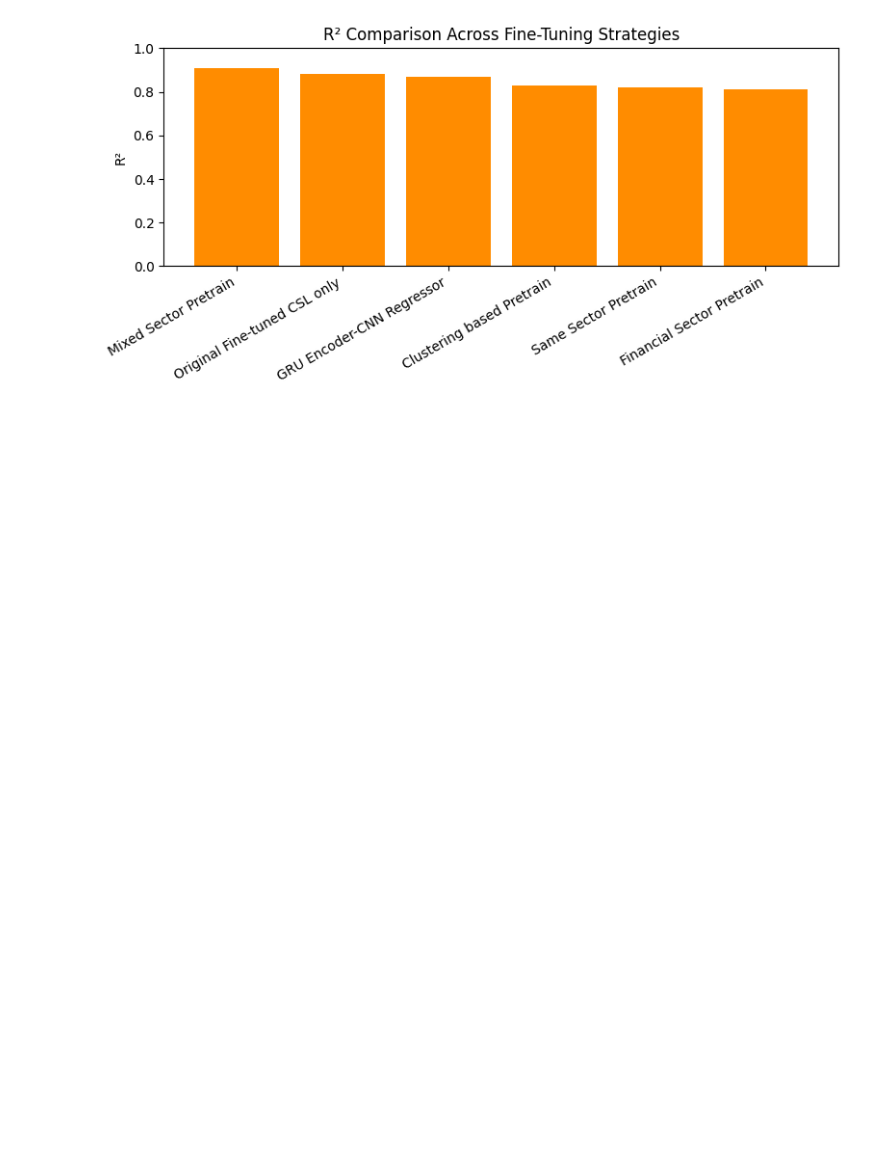
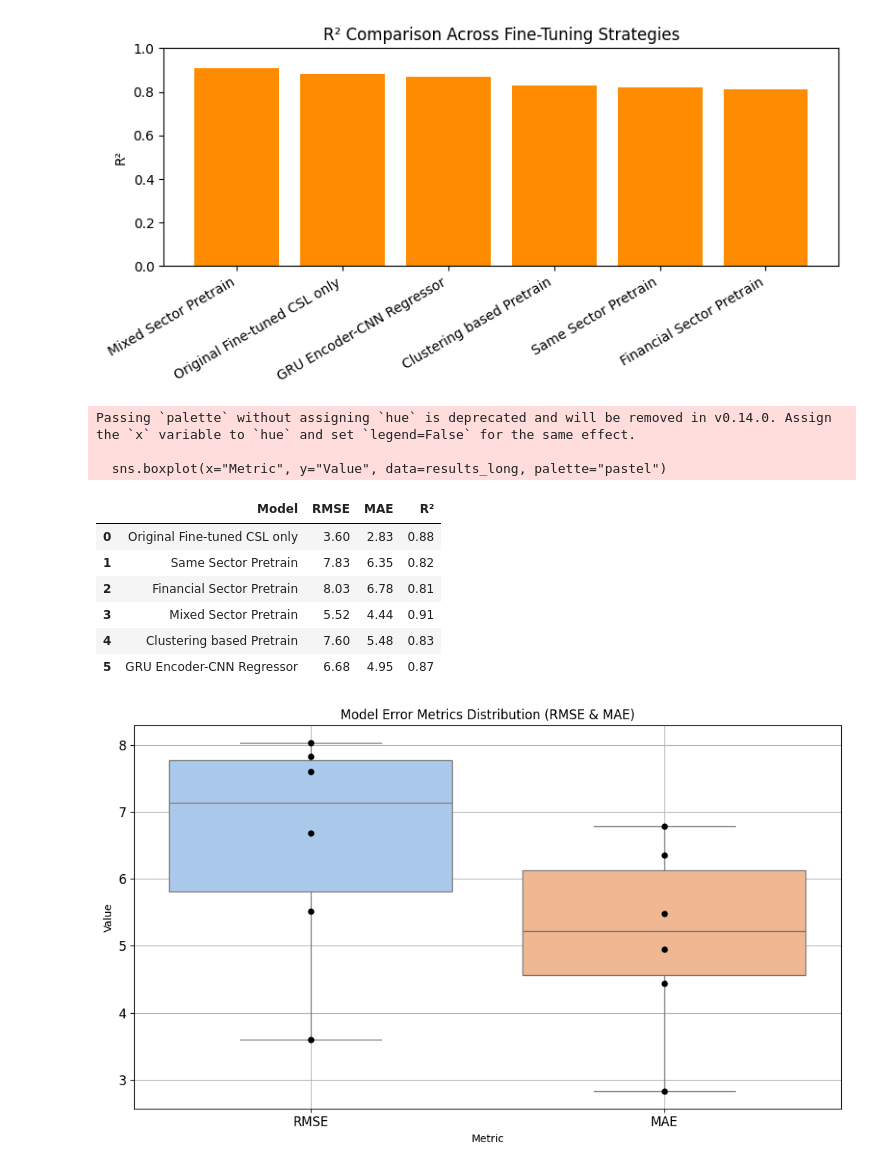
Before and after one commit to pranjakt001/AIPoweredStockMarketPrediction, a Jupyter notebook: advanced_analysis_CSL.ipynb, the cells around one changed output. Drawn from its saved outputs; the diff is of its cells as text; code cells hidden in the pictures; blank space fills up the shorter version.

```diff
--- a/advanced_analysis_CSL.ipynb
+++ b/advanced_analysis_CSL.ipynb
@@ -368,19 +369,19 @@ finetuned_mixed_model = create_gru_model((X_csl.shape[1], X_csl.shape[2]))
 finetuned_mixed_model.set_weights(mixed_pretrained_model.get_weights())
 
 early_stop = EarlyStopping(monitor='val_loss', patience=3, restore_best_weights=True)
-finetuned_mixed_model.fit(X_csl_train, y_csl_train,
+history_mixed = finetuned_mixed_model.fit(X_csl_train, y_csl_train,
                           validation_data=(X_csl_val, y_csl_val),
                           epochs=50, batch_size=16,
                           callbacks=[early_stop], verbose=1)
 
 # 8. Prediction and Evaluation
 y_pred_mixed = finetuned_mixed_model.predict(X_csl_val)
-y_pred_inv_mixed = y_scaler_csl.inverse_transform(y_pred_mixed)
-y_val_inv_mixed = y_scaler_csl.inverse_transform(y_csl_val)
+y_pred_mixed = y_scaler_csl.inverse_transform(y_pred_mixed)
+y_val_mixed = y_scaler_csl.inverse_transform(y_csl_val)
 
-rmse_mixed = np.sqrt(mean_squared_error(y_val_inv_mixed, y_pred_inv_mixed))
-mae_mixed = mean_absolute_error(y_val_inv_mixed, y_pred_inv_mixed)
-r2_mixed = r2_score(y_val_inv_mixed, y_pred_inv_mixed)
+rmse_mixed = np.sqrt(mean_squared_error(y_val_mixed, y_pred_mixed))
+mae_mixed = mean_absolute_error(y_val_mixed, y_pred_mixed)
+r2_mixed = r2_score(y_val_mixed, y_pred_mixed)
 
 print("📊 Fine-tuned CSL Model Performance (Mixed-Sector Pretrain):")
 print(f"RMSE: {rmse_mixed:.4f}, MAE: {mae_mixed:.4f}, R²: {r2_mixed:.4f}")
@@ -1024,18 +1025,18 @@ X_val_cnn = X_csl_encoded_cnn[split:]
 
 # Step 4: Fit
 early_stop = tf.keras.callbacks.EarlyStopping(monitor='val_loss', patience=5, restore_best_weights=True)
-cnn_regressor.fit(X_train_cnn, y_train, validation_data=(X_val_cnn, y_val),
+history_cnn = cnn_regressor.fit(X_train_cnn, y_train, validation_data=(X_val_cnn, y_val),
                   epochs=50, batch_size=16, callbacks=[early_stop], verbose=1)
 
 # Step 5: Evaluation
 y_pred_cnn = cnn_regressor.predict(X_val_cnn)
-y_pred_inv_cnn = y_scaler_csl.inverse_transform(y_pred_cnn)
-y_val_inv = y_scaler_csl.inverse_transform(y_val)
+y_pred_cnn = y_scaler_csl.inverse_transform(y_pred_cnn)
+y_val_cnn = y_scaler_csl.inverse_transform(y_val)
 
 from sklearn.metrics import mean_squared_error, mean_absolute_error, r2_score
-rmse_cnn = np.sqrt(mean_squared_error(y_val_inv, y_pred_inv_cnn))
-mae_cnn = mean_absolute_error(y_val_inv, y_pred_inv_cnn)
-r2_cnn = r2_score(y_val_inv, y_pred_inv_cnn)
+rmse_cnn = np.sqrt(mean_squared_error(y_val_cnn, y_pred_cnn))
+mae_cnn = mean_absolute_error(y_val_cnn, y_pred_cnn)
+r2_cnn = r2_score(y_val_cnn, y_pred_cnn)
 
 print("📊 CSL Prediction using CNN Regressor on GRU Embeddings:")
 print(f"RMSE: {rmse_cnn:.4f}, MAE: {mae_cnn:.4f}, R²: {r2_cnn:.4f}")
@@ -1179,3 +1180,35 @@ plt.tight_layout()
 plt.show()
 # %% [output]
 [figure]
+# %%
+# Convert to long format for boxplot
+results_long = results.melt(id_vars="Model", value_vars=["RMSE", "MAE"],
+                            var_name="Metric", value_name="Value")
+
+# Plot boxplot
+plt.figure(figsize=(10, 6))
+sns.boxplot(x="Metric", y="Value", data=results_long, palette="pastel")
+sns.swarmplot(x="Metric", y="Value", data=results_long, color="black", size=6)
+
+plt.title("Model Error Metrics Distribution (RMSE & MAE)")
+plt.grid(True)
+plt.tight_layout()
+plt.xticks(fontsize=12)
+plt.yticks(fontsize=12)
+
+from IPython.display import display
+display(results)
+
+plt.show()
+# %% [output]
+Passing `palette` without assigning `hue` is deprecated and will be removed in v0.14.0. Assign the `x` variable to `hue` and set `legend=False` for the same effect.
+
+  sns.boxplot(x="Metric", y="Value", data=results_long, palette="pastel")
+|  | Model | RMSE | MAE | R² |
+| 0 | Original Fine-tuned CSL only | 3.60 | 2.83 | 0.88 |
+| 1 | Same Sector Pretrain | 7.83 | 6.35 | 0.82 |
+| 2 | Financial Sector Pretrain | 8.03 | 6.78 | 0.81 |
+| 3 | Mixed Sector Pretrain | 5.52 | 4.44 | 0.91 |
+| 4 | Clustering based Pretrain | 7.60 | 5.48 | 0.83 |
+| 5 | GRU Encoder-CNN Regressor | 6.68 | 4.95 | 0.87 |
+[figure, added]
```
Also changed, not shown: parts of 12 cells of this notebook.
